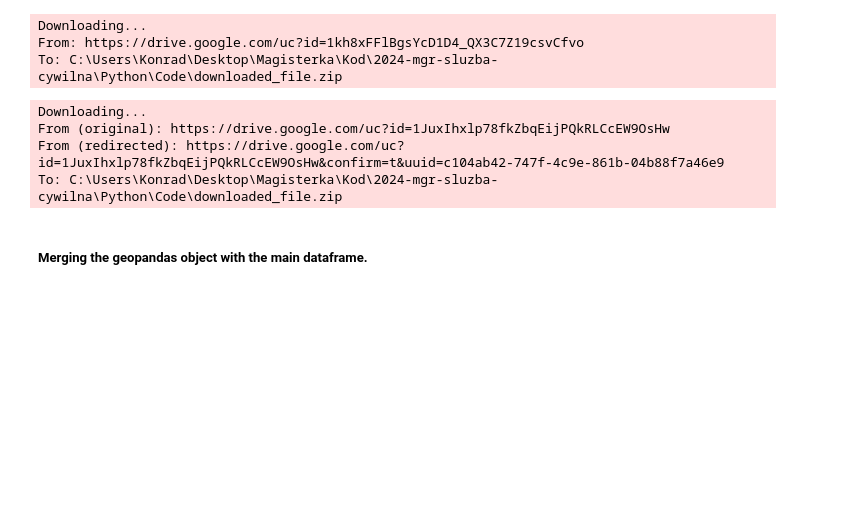
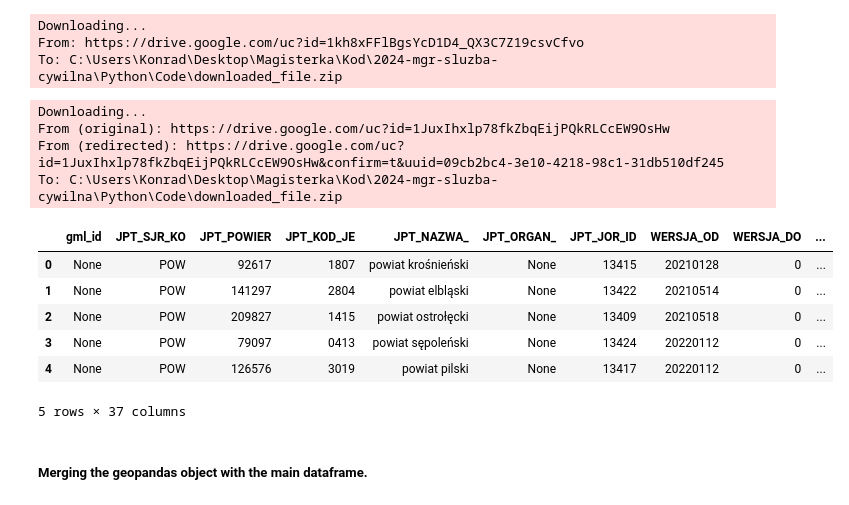
Before and after one commit to BERENZ/2024-mgr-sluzba-cywilna, a Jupyter notebook: Python/Code/mapy.ipynb, the cells around one changed output. Drawn from its saved outputs; the diff is of its cells as text; code cells hidden in the pictures; blank space fills up the shorter version.

```diff
--- a/Python/Code/mapy.ipynb
+++ b/Python/Code/mapy.ipynb
@@ -82,19 +72,28 @@ To: C:\Users\Konrad\Desktop\Magisterka\Kod\2024-mgr-sluzba-cywilna\Python\Code\d
 # %%
 file_id = "1JuxIhxlp78fkZbqEijPQkRLCcEW9OsHw"
 url = f"https://drive.google.com/uc?id={file_id}"
 file_extension = "downloaded_file.zip"
 gdown.download(url, file_extension, quiet=False)
 
 with zipfile.ZipFile(file_extension, 'r') as zip_ref:
     zip_ref.extractall("powiaty")
 
 shapefile_path = os.path.join("powiaty", "powiaty", "powiaty.shp")
 powiaty = gpd.read_file(shapefile_path)
+
+powiaty.head()
 # %% [output]
 Downloading...
 From (original): https://drive.google.com/uc?id=1JuxIhxlp78fkZbqEijPQkRLCcEW9OsHw
-From (redirected): https://drive.google.com/uc?id=1JuxIhxlp78fkZbqEijPQkRLCcEW9OsHw&confirm=t&uuid=c104ab42-747f-4c9e-861b-04b88f7a46e9
+From (redirected): https://drive.google.com/uc?id=1JuxIhxlp78fkZbqEijPQkRLCcEW9OsHw&confirm=t&uuid=09cb2bc4-3e10-4218-98c1-31db510df245
 To: C:\Users\Konrad\Desktop\Magisterka\Kod\2024-mgr-sluzba-cywilna\Python\Code\downloaded_file.zip
+|  | gml_id | JPT_SJR_KO | JPT_POWIER | JPT_KOD_JE | JPT_NAZWA_ | JPT_ORGAN_ | JPT_JOR_ID | WERSJA_OD | WERSJA_DO | ... |
+| 0 | None | POW | 92617 | 1807 | powiat krośnieński | None | 13415 | 20210128 | 0 | ... |
+| 1 | None | POW | 141297 | 2804 | powiat elbląski | None | 13422 | 20210514 | 0 | ... |
+| 2 | None | POW | 209827 | 1415 | powiat ostrołęcki | None | 13409 | 20210518 | 0 | ... |
+| 3 | None | POW | 79097 | 0413 | powiat sępoleński | None | 13424 | 20220112 | 0 | ... |
+| 4 | None | POW | 126576 | 3019 | powiat pilski | None | 13417 | 20220112 | 0 | ... |
+5 rows × 37 columns
 # %% [markdown]
 ##### Merging the geopandas object with the main dataframe.
 # %%
```
Also changed, not shown: parts of 8 cells of this notebook.
